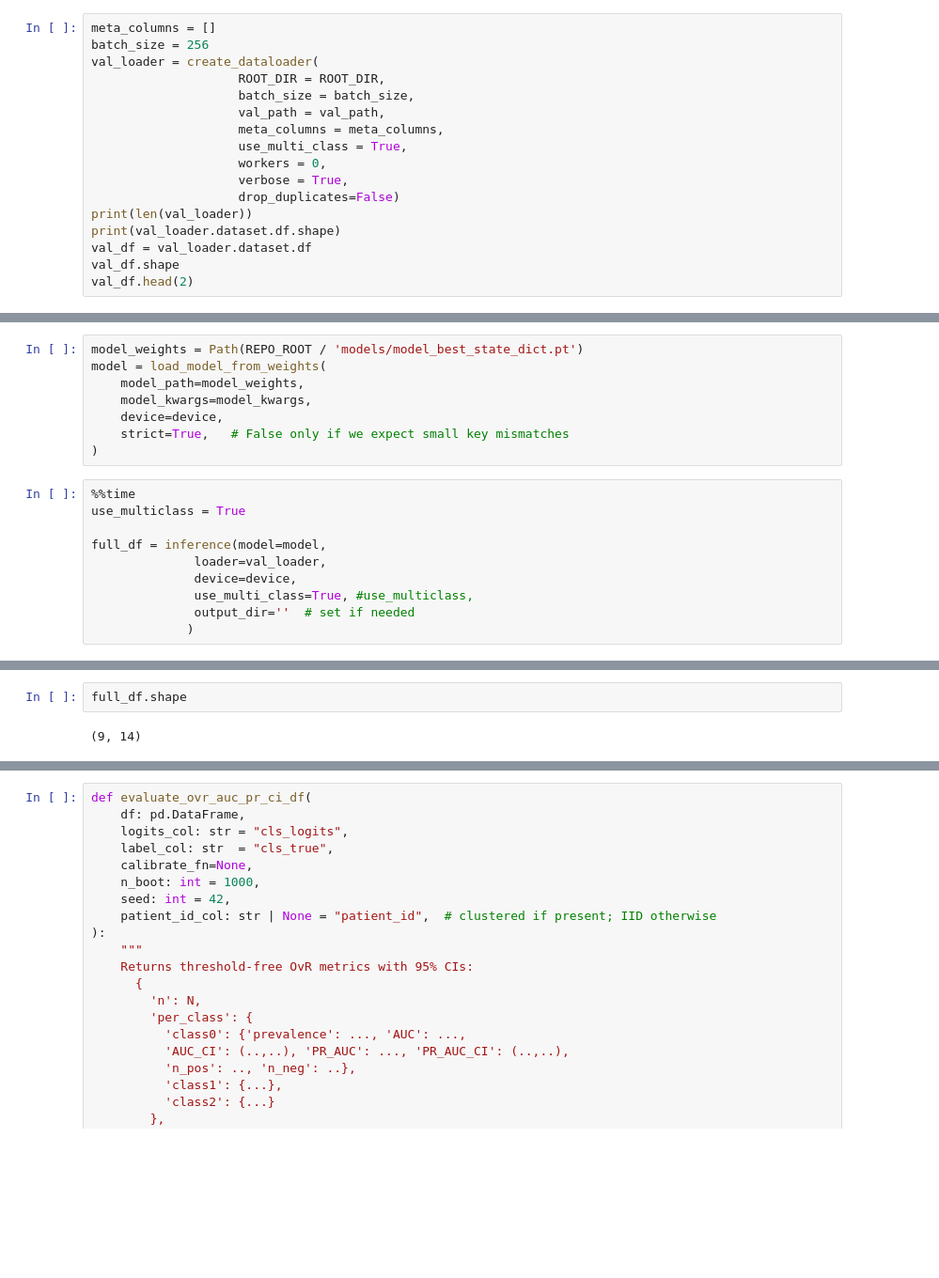
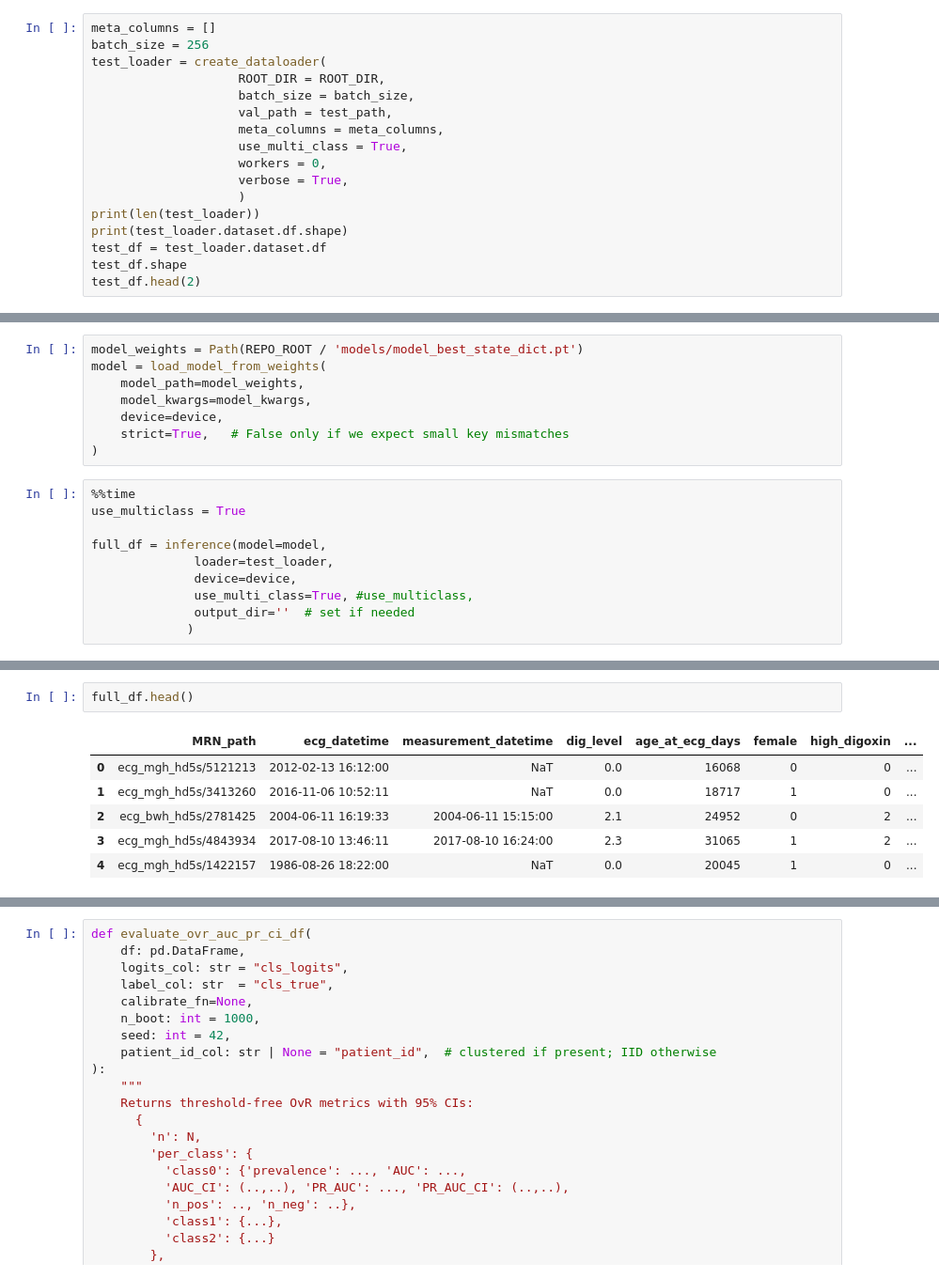
Before and after one commit to elenikaxiras/ECG2DIG, a Jupyter notebook: inference.ipynb, the cells around one changed output, grey strips where cells are left out. Shown at 94% size. Cells and saved outputs as stored; diff of their text form; blank space fills up the shorter version.

```diff
--- a/inference.ipynb
+++ b/inference.ipynb
@@ -319,20 +294,20 @@ df_exceeds.head()
 # %%
 meta_columns = []
 batch_size = 256
-val_loader = create_dataloader(
+test_loader = create_dataloader(
                     ROOT_DIR = ROOT_DIR,
                     batch_size = batch_size,
-                    val_path = val_path,
+                    val_path = test_path,
                     meta_columns = meta_columns,
                     use_multi_class = True,
                     workers = 0,
                     verbose = True,
-                    drop_duplicates=False)
-print(len(val_loader))
-print(val_loader.dataset.df.shape)
-val_df = val_loader.dataset.df
-val_df.shape
-val_df.head(2)
+                    )
+print(len(test_loader))
+print(test_loader.dataset.df.shape)
+test_df = test_loader.dataset.df
+test_df.shape
+test_df.head(2)
 # %% [output]
                MRN_path        ecg_datetime measurement_datetime  dig_level  \
 0  ecg_mgh_hd5s/5121213 2012-02-13 16:12:00                  NaT        0.0
@@ -392,7 +367,7 @@ model = load_model_from_weights(
 use_multiclass = True
 
 full_df = inference(model=model,
-              loader=val_loader,
+              loader=test_loader,
               device=device,
               use_multi_class=True, #use_multiclass,
               output_dir=''  # set if needed
@@ -420,6 +395,11 @@ Wall time: 5.6 s
 # %%
-full_df.shape
+full_df.head()
 # %% [output]
-(9, 14)
+|  | MRN_path | ecg_datetime | measurement_datetime | dig_level | age_at_ecg_days | female | high_digoxin | ... |
+| 0 | ecg_mgh_hd5s/5121213 | 2012-02-13 16:12:00 | NaT | 0.0 | 16068 | 0 | 0 | ... |
+| 1 | ecg_mgh_hd5s/3413260 | 2016-11-06 10:52:11 | NaT | 0.0 | 18717 | 1 | 0 | ... |
+| 2 | ecg_bwh_hd5s/2781425 | 2004-06-11 16:19:33 | 2004-06-11 15:15:00 | 2.1 | 24952 | 0 | 2 | ... |
+| 3 | ecg_mgh_hd5s/4843934 | 2017-08-10 13:46:11 | 2017-08-10 16:24:00 | 2.3 | 31065 | 1 | 2 | ... |
+| 4 | ecg_mgh_hd5s/1422157 | 1986-08-26 18:22:00 | NaT | 0.0 | 20045 | 1 | 0 | ... |
 # %%
 # ROC curves
```
Also changed, not shown: parts of 12 cells of this notebook, 1 other file.
